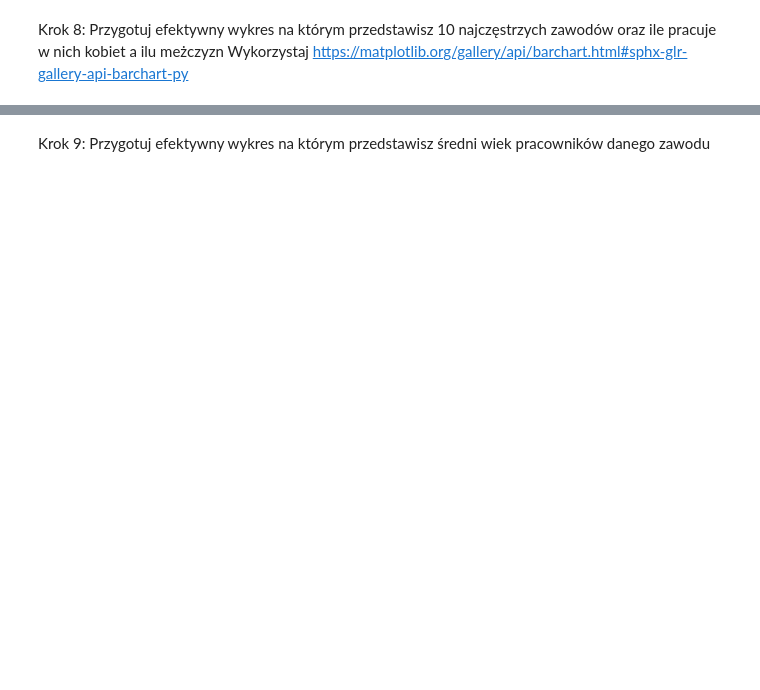
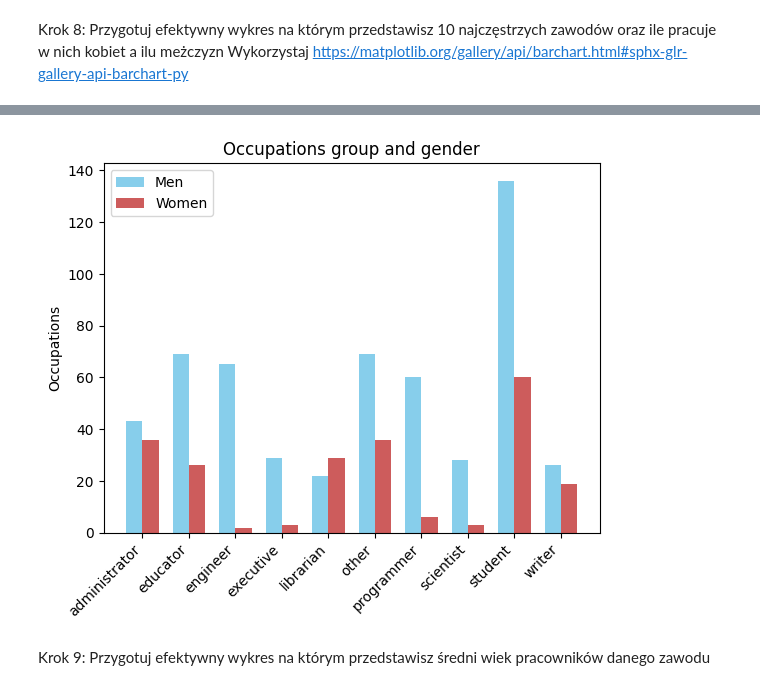
Before and after one commit to AgnSud/effective_python, a Jupyter notebook: lab12.ipynb, the cells around one changed output, grey strips where cells are left out. Saved outputs shown, nothing was run; the diff lists cells and outputs as text; code cells hidden in the pictures; blank space fills up the shorter version.

```diff
--- a/lab12.ipynb
+++ b/lab12.ipynb
@@ -250,3 +352,20 @@ Przygotuj dwa wykresy:
 # %% [markdown]
 Krok 8: Przygotuj efektywny wykres na którym przedstawisz 10 najczęstrzych zawodów oraz ile pracuje w nich kobiet a ilu meżczyzn
 Wykorzystaj https://matplotlib.org/gallery/api/barchart.html#sphx-glr-gallery-api-barchart-py
+# %%
+occupation_gender_counts = df.groupby(['occupation', 'gender']).size().reset_index(name='count')
+
+top_occupations = (
+    occupation_gender_counts.groupby('occupation')['count'].sum()
+    .nlargest(10).index
+)
+
+top_occupation_data = occupation_gender_counts[
+    occupation_gender_counts['occupation'].isin(top_occupations)
+]
+
+top_occ_women = top_occupation_data.loc[top_occupation_data['gender']=='F']
+top_occ_men = top_occupation_data.loc[top_occupation_data['gender']=='M']
+
+print(top_occ_women)
+print(top_occ_men)
@@ -253,2 +390,21 @@ Wykorzystaj https://matplotlib.org/gallery/api/barchart.html#sphx-glr-gallery-ap
+# %%
+ind = np.arange(len(top_occ_men[:10]))
+width = 0.35
+
+fig, ax = plt.subplots()
+rects1 = ax.bar(ind - width/2, top_occ_men['count'], width,
+                color='SkyBlue', label='Men')
+rects2 = ax.bar(ind + width/2, top_occ_women['count'], width,
+                color='IndianRed', label='Women')
+
+ax.set_ylabel('Occupations')
+ax.set_title('Occupations group and gender')
+ax.set_xticks(ind)
+ax.set_xticklabels(top_occ_men['occupation'], rotation=45, ha='right')  # Set labels and rotate
+ax.legend()
+
+plt.show()
+# %% [output]
+[figure, added]
 # %% [markdown]
 Krok 9: Przygotuj efektywny wykres na którym przedstawisz średni wiek pracowników danego zawodu
```
Also changed, not shown: parts of 15 cells of this notebook.
